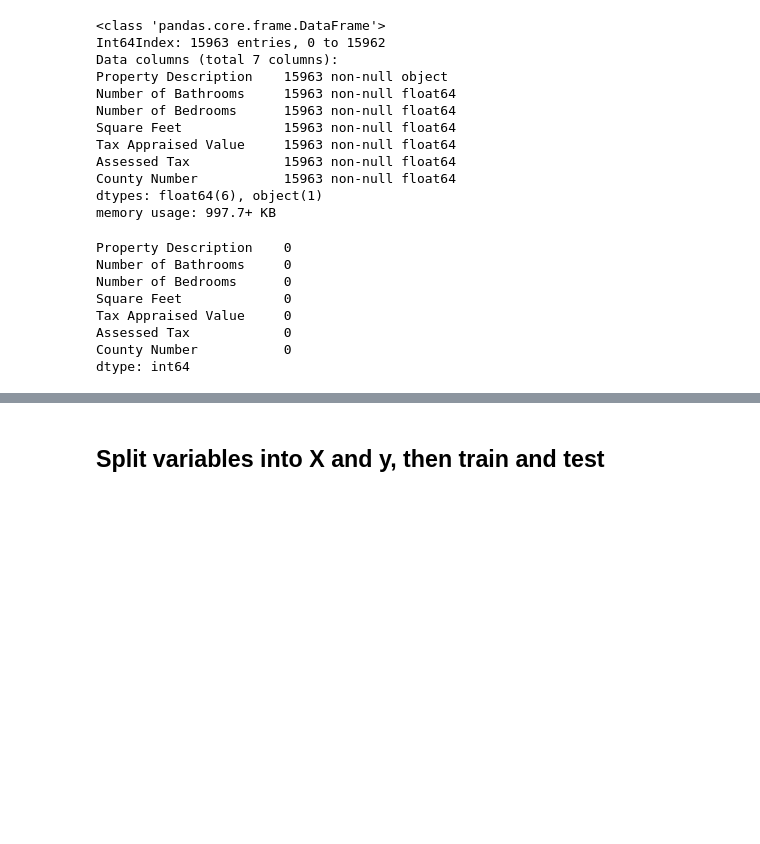
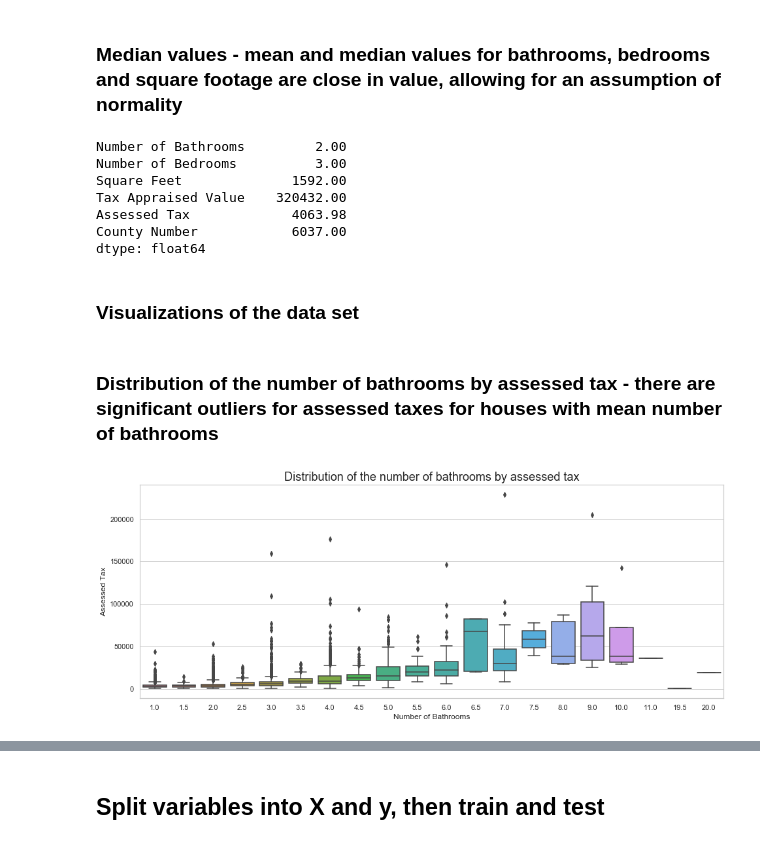
Before and after one commit to soslin/zillow-project, a Jupyter notebook: zillow_project.ipynb, the cells around one changed output, grey strips where cells are left out. Drawn from its saved outputs; the diff is of its cells as text; code cells hidden in the pictures; blank space fills up the shorter version.

```diff
--- a/zillow_project.ipynb
+++ b/zillow_project.ipynb
@@ -51,29 +121,25 @@ df_z.describe()
 | 50% | 2.000000 | 3.000000 | 1592.000000 | 3.204320e+05 | 4063.980000 | ... |
 | 75% | 3.000000 | 4.000000 | 2162.500000 | 5.284255e+05 | 6408.970000 | ... |
 | max | 20.000000 | 25.000000 | 26345.000000 | 1.912982e+07 | 228999.210000 | ... |
+# %% [markdown]
+### Median values - mean and median values for bathrooms, bedrooms and square footage are close in value, allowing for an assumption of normality
 # %%
-df_z.info()
+df_z.median()
 # %% [output]
-<class 'pandas.core.frame.DataFrame'>
-Int64Index: 15963 entries, 0 to 15962
-Data columns (total 7 columns):
-Property Description    15963 non-null object
-Number of Bathrooms     15963 non-null float64
-Number of Bedrooms      15963 non-null float64
-Square Feet             15963 non-null float64
-Tax Appraised Value     15963 non-null float64
-Assessed Tax            15963 non-null float64
-County Number           15963 non-null float64
-dtypes: float64(6), object(1)
-memory usage: 997.7+ KB
+Number of Bathrooms         2.00
+Number of Bedrooms          3.00
+Square Feet              1592.00
+Tax Appraised Value    320432.00
+Assessed Tax             4063.98
+County Number            6037.00
+dtype: float64
-# %%
-df_z.isnull().sum()
-# %% [output]
-Property Description    0
-Number of Bathrooms     0
-Number of Bedrooms      0
-Square Feet             0
-Tax Appraised Value     0
-Assessed Tax            0
-County Number           0
-dtype: int64
+# %% [markdown]
+### Visualizations of the data set
+# %% [markdown]
+### Distribution of the number of bathrooms by assessed tax - there are significant outliers for assessed taxes for houses with mean number of bathrooms
+# %%
+plt.figure(figsize=(16, 6))
+ax1 = sns.boxplot(x=df_z["Number of Bathrooms"], y=df_z["Assessed Tax"], data=df_z)\
+.set_title('Distribution of the number of bathrooms by assessed tax', fontsize = 18)
+# %% [output]
+[figure, added]
```
Also changed, not shown: parts of 47 cells of this notebook, 2 other files.
